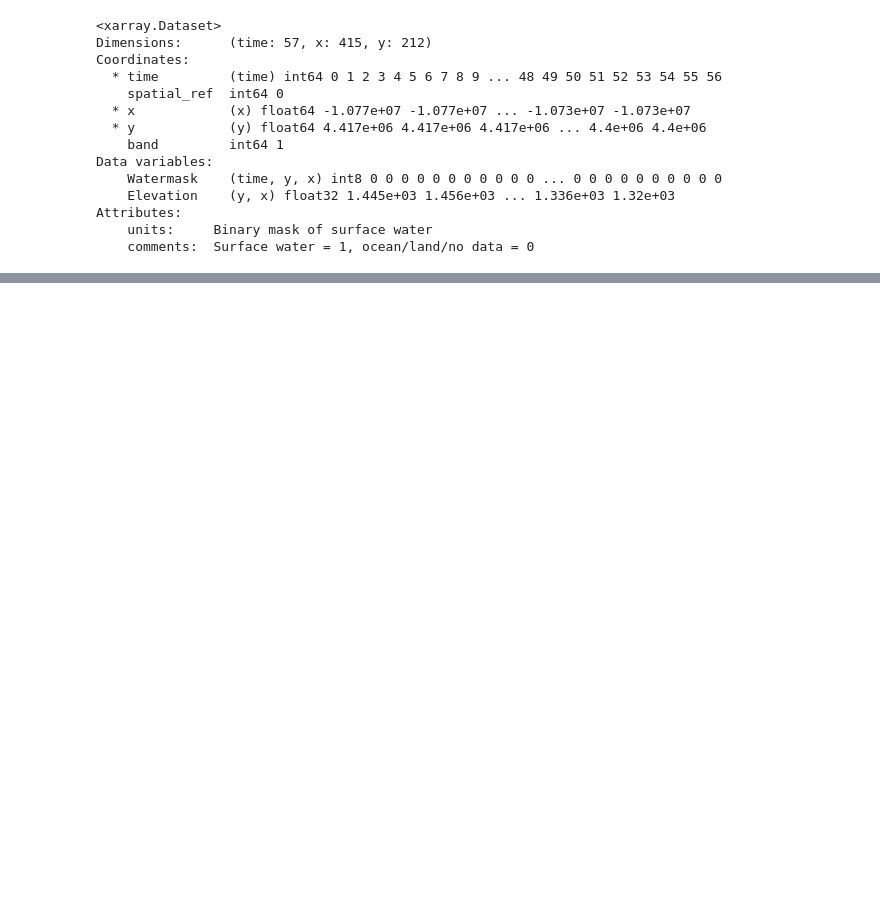
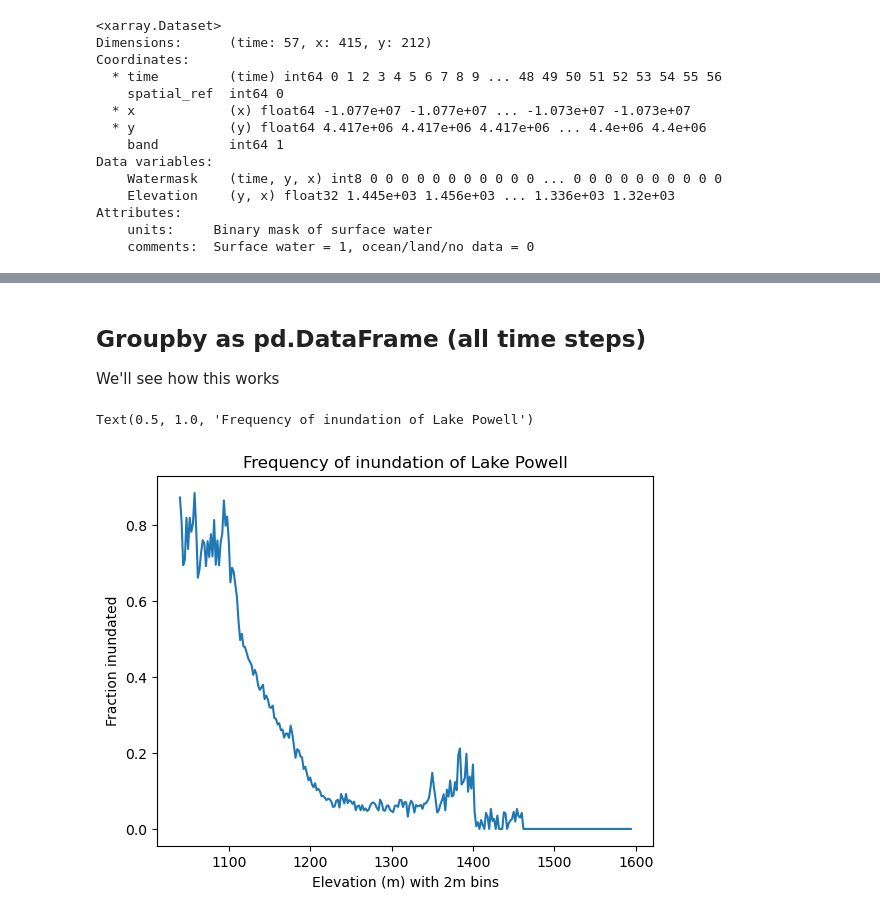
Before and after one commit to ascheliga/CYGNSS-GRACE, a Jupyter notebook: notebooks/scratchwork_hydroSHEDS.ipynb, the cells around one changed output, grey strips where cells are left out. Saved outputs shown, nothing was run; the diff lists cells and outputs as text; code cells hidden in the pictures; blank space fills up the shorter version.

Commit message:
inundation fraction plots by timestep

```diff
--- a/notebooks/scratchwork_hydroSHEDS.ipynb
+++ b/notebooks/scratchwork_hydroSHEDS.ipynb
@@ -80,0 +89,4 @@ Attributes:
+# %%
+min_elev = combo_ds['Elevation'].min()
+max_elev = combo_ds['Elevation'].max()
+elev_bins = np.arange(min_elev,max_elev,2)
@@ -80,0 +110,18 @@ Attributes:
+# %% [markdown]
+## Groupby as pd.DataFrame (all time steps)
+We'll see how this works
+# %%
+combo_df = combo_ds.to_dataframe()
+combo_df.reset_index(drop=True,inplace=True)
+# %%
+elev_stats = combo_df.groupby(pd.cut(combo_df['Elevation'], elev_bins),observed=True)['Watermask'].mean()
+# %%
+elev_bin_mids = elev_stats.index.map(lambda x: x.mid)
+# %%
+plt.plot(elev_bin_mids,elev_stats)
+plt.ylabel('Fraction inundated')
+plt.xlabel('Elevation (m) with 2m bins')
+plt.title('Frequency of inundation across all time of Lake Powell')
+# %% [output]
+Text(0.5, 1.0, 'Frequency of inundation of Lake Powell')
+[figure, added]
```
Also changed, not shown: parts of 12 cells of this notebook.
